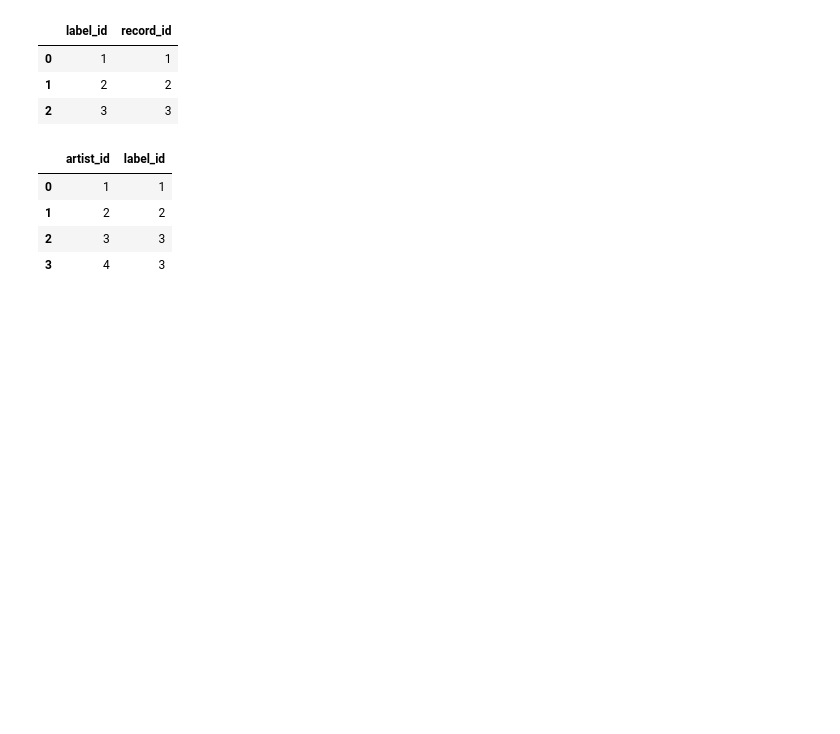
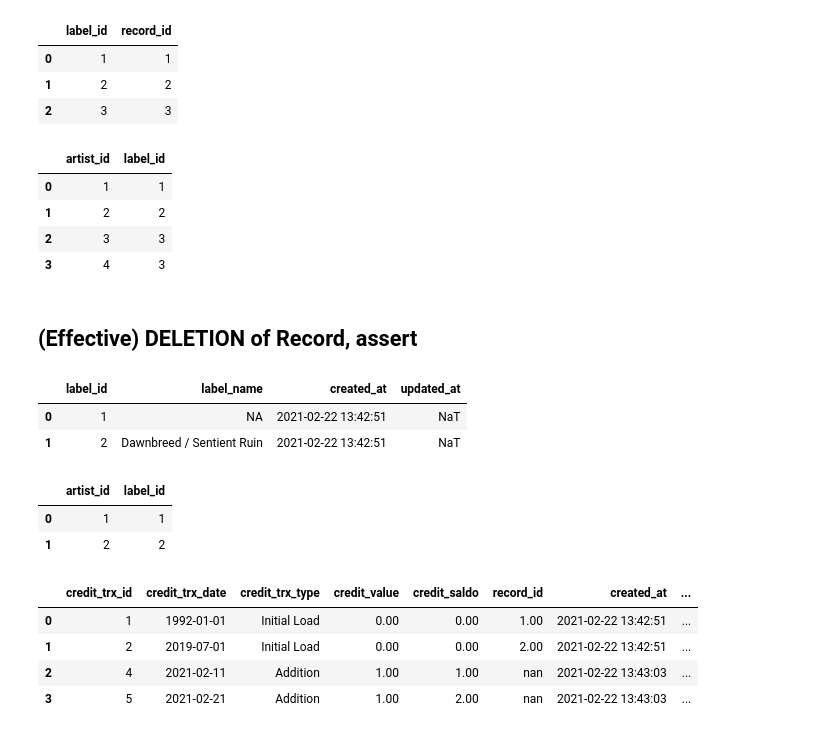
Before and after one commit to rbuerki/death-metal-disco, a Jupyter notebook: dev/dev_stuff_3_new Model.ipynb, the cells around one changed output. Drawn from its saved outputs; the diff is of its cells as text; code cells hidden in the pictures; blank space fills up the shorter version.

Commit message:
Add delete cascade to record relationships

```diff
--- a/dev/dev_stuff_3_new Model.ipynb
+++ b/dev/dev_stuff_3_new Model.ipynb
@@ -256,3 +261,5 @@ pd.read_sql("artist_label_link", engine)
 | 1 | 2 | 2 |
 | 2 | 3 | 3 |
 | 3 | 4 | 3 |
+# %% [markdown]
+## (Effective) DELETION of Record, assert
@@ -258,0 +270,20 @@ pd.read_sql("artist_label_link", engine)
+# %%
+pd.read_sql("labels", engine)
+pd.read_sql("artist_label_link", engine)
+pd.read_sql("credit_trx", engine)
+
+assert session.query(Record).count() == 1
+assert session.query(ArtistRecordLink).count() == 2
+assert session.query(CreditTrx).count() == 4
+# %% [output]
+|  | label_id | label_name | created_at | updated_at |
+| 0 | 1 | NA | 2021-02-22 13:42:51 | NaT |
+| 1 | 2 | Dawnbreed / Sentient Ruin | 2021-02-22 13:42:51 | NaT |
+|  | artist_id | label_id |
+| 0 | 1 | 1 |
+| 1 | 2 | 2 |
+|  | credit_trx_id | credit_trx_date | credit_trx_type | credit_value | credit_saldo | record_id | created_at | ... |
+| 0 | 1 | 1992-01-01 | Initial Load | 0.00 | 0.00 | 1.00 | 2021-02-22 13:42:51 | ... |
+| 1 | 2 | 2019-07-01 | Initial Load | 0.00 | 0.00 | 2.00 | 2021-02-22 13:42:51 | ... |
+| 2 | 4 | 2021-02-11 | Addition | 1.00 | 1.00 | nan | 2021-02-22 13:43:03 | ... |
+| 3 | 5 | 2021-02-21 | Addition | 1.00 | 2.00 | nan | 2021-02-22 13:43:03 | ... |
```
Also changed, not shown: parts of 15 cells of this notebook, 2 other files.
